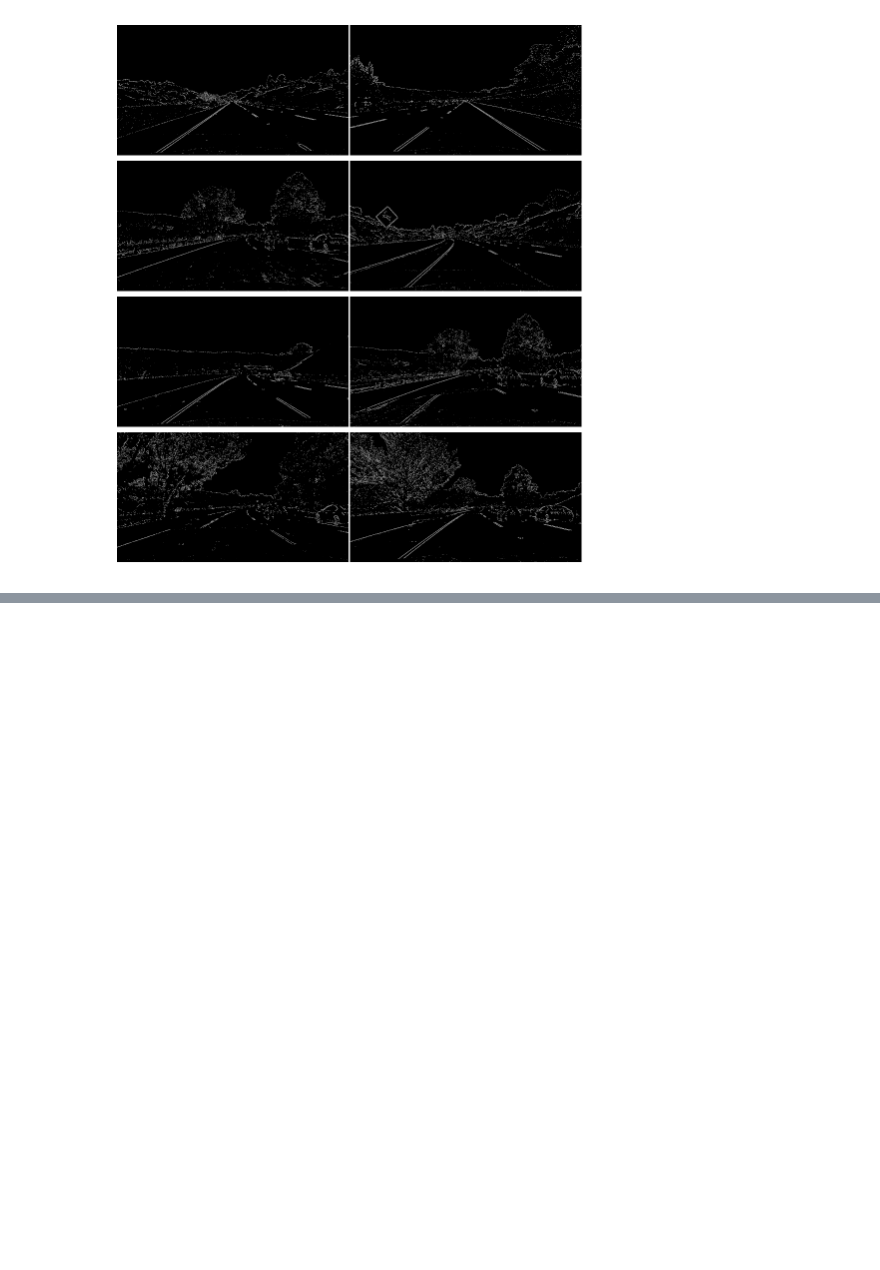
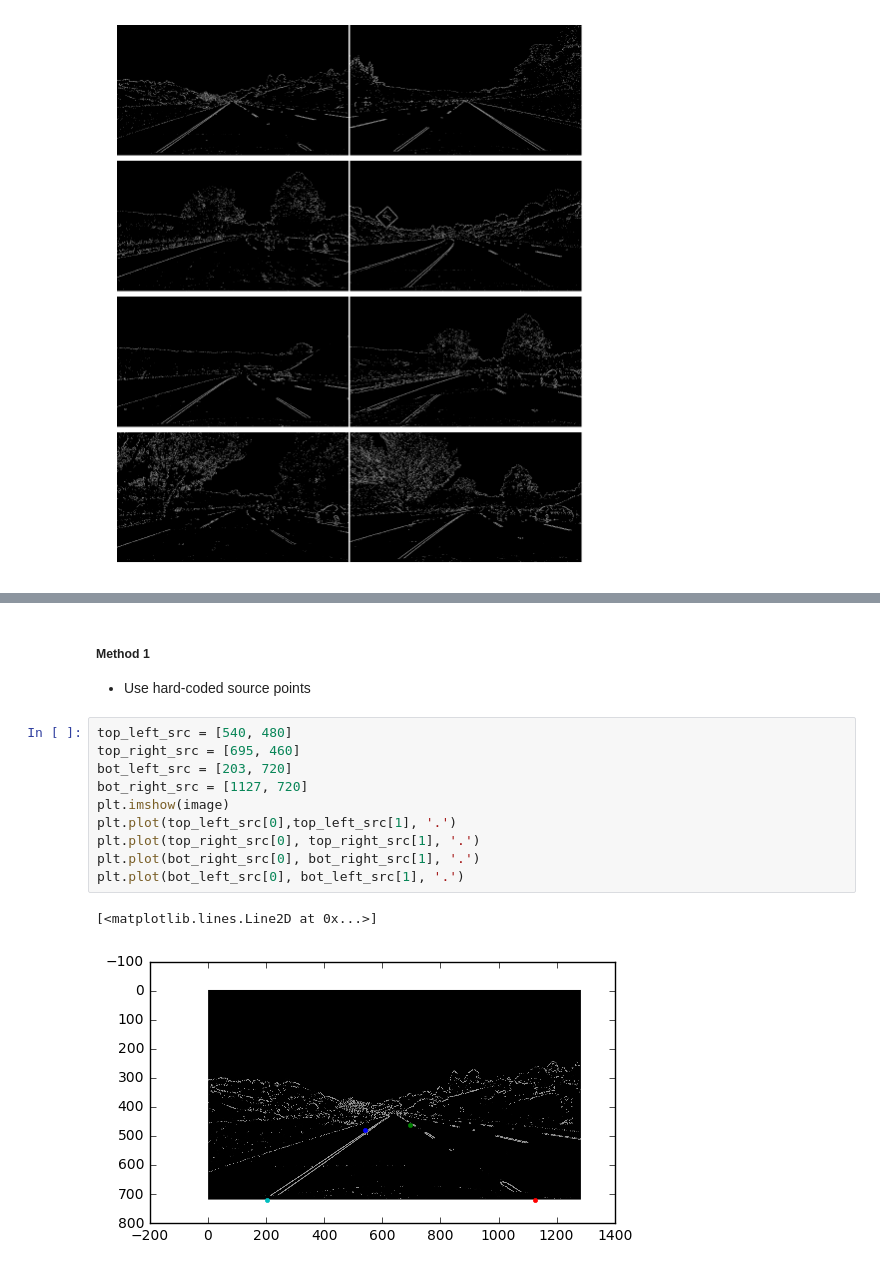
Before and after one commit to JonathanCMitchell/Advanced-Lane-Line-Detection, a Jupyter notebook: Experimenting.ipynb, the cells around one changed output, grey strips where cells are left out. Drawn from its saved outputs; the diff is of its cells as text; blank space fills up the shorter version.

```diff
--- a/Experimenting.ipynb
+++ b/Experimenting.ipynb
@@ -225,0 +240,16 @@ plt.show()
+# %% [markdown]
+##### Method 1
+* Use hard-coded source points
+# %%
+top_left_src = [540, 480]
+top_right_src = [695, 460]
+bot_left_src = [203, 720]
+bot_right_src = [1127, 720]
+plt.imshow(image)
+plt.plot(top_left_src[0],top_left_src[1], '.')
+plt.plot(top_right_src[0], top_right_src[1], '.')
+plt.plot(bot_right_src[0], bot_right_src[1], '.')
+plt.plot(bot_left_src[0], bot_left_src[1], '.')
+# %% [output]
+[<matplotlib.lines.Line2D at 0x...>]
+[figure, added]
```
Also changed, not shown: parts of 16 cells of this notebook.
